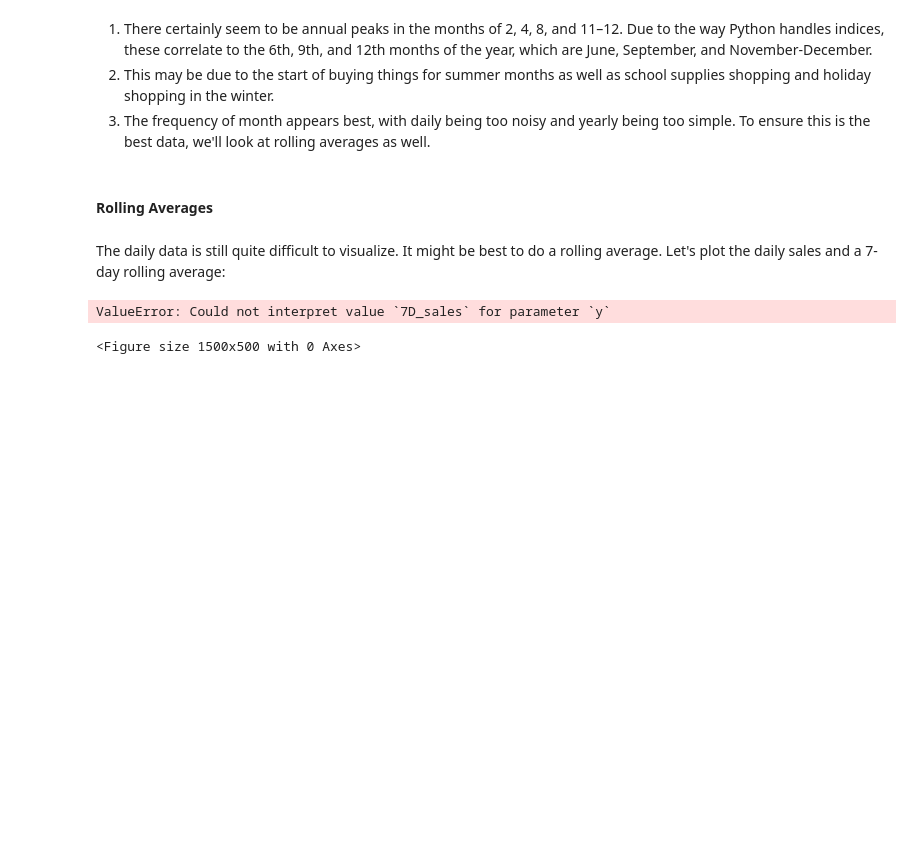
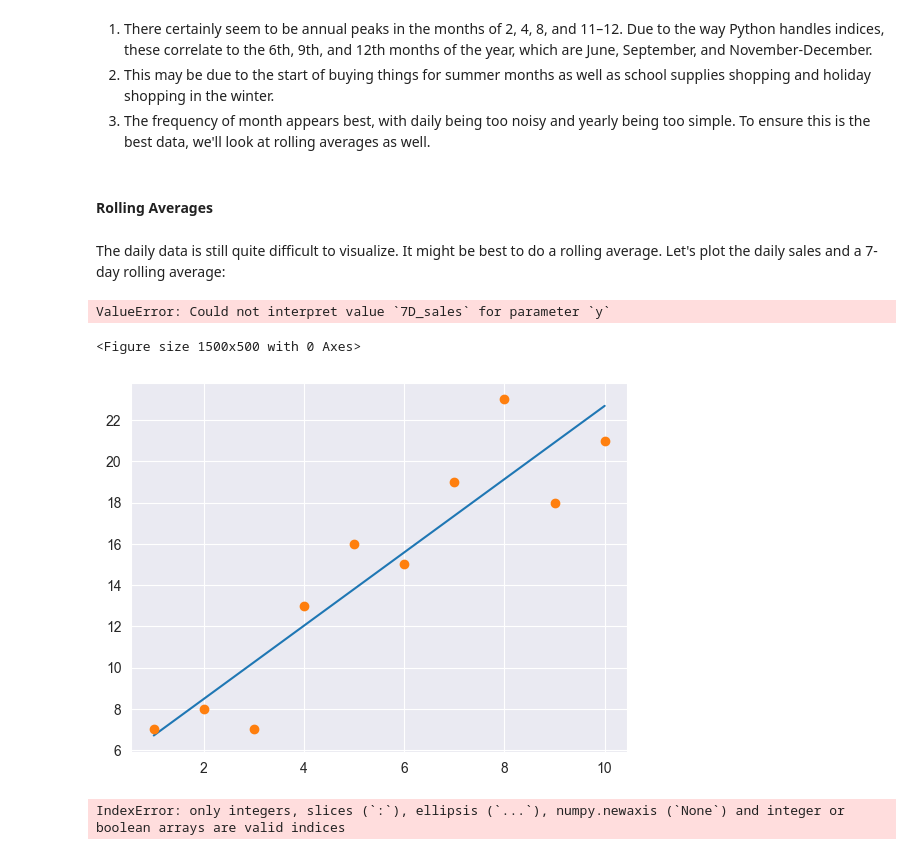
Before and after one commit to tpatel27/capstone_retail_predictor, a Jupyter notebook: notebook/retail_store_predictor.ipynb, the cells around one changed output. Cells and saved outputs as stored; diff of their text form; code cells hidden in the pictures; blank space fills up the shorter version.

```diff
--- a/notebook/retail_store_predictor.ipynb
+++ b/notebook/retail_store_predictor.ipynb
@@ -286,0 +292,18 @@ ValueError: Could not interpret value `7D_sales` for parameter `y`
+# %%
+X = np.arange(1, 11).reshape(10, 1)
+y = np.array([7, 8, 7, 13, 16, 15, 19, 23, 18, 21]).reshape(10, 1)
+# %%
+model = LinearRegression()
+model.fit(X, y)
+
+a = model.coef_ * X + model.intercept_
+
+plt.plot(X, a)
+plt.plot(X, y, 'o')
+plt.show()
+# %% [output]
+[figure, added]
+# %%
+sns.lmplot(x='Real', y='PredictedLR', data=, line_kws={'color': 'black'});
+# %% [output]
+IndexError: only integers, slices (`:`), ellipsis (`...`), numpy.newaxis (`None`) and integer or boolean arrays are valid indices
```
Also changed, not shown: parts of 1 cell of this notebook, 1 other file.
